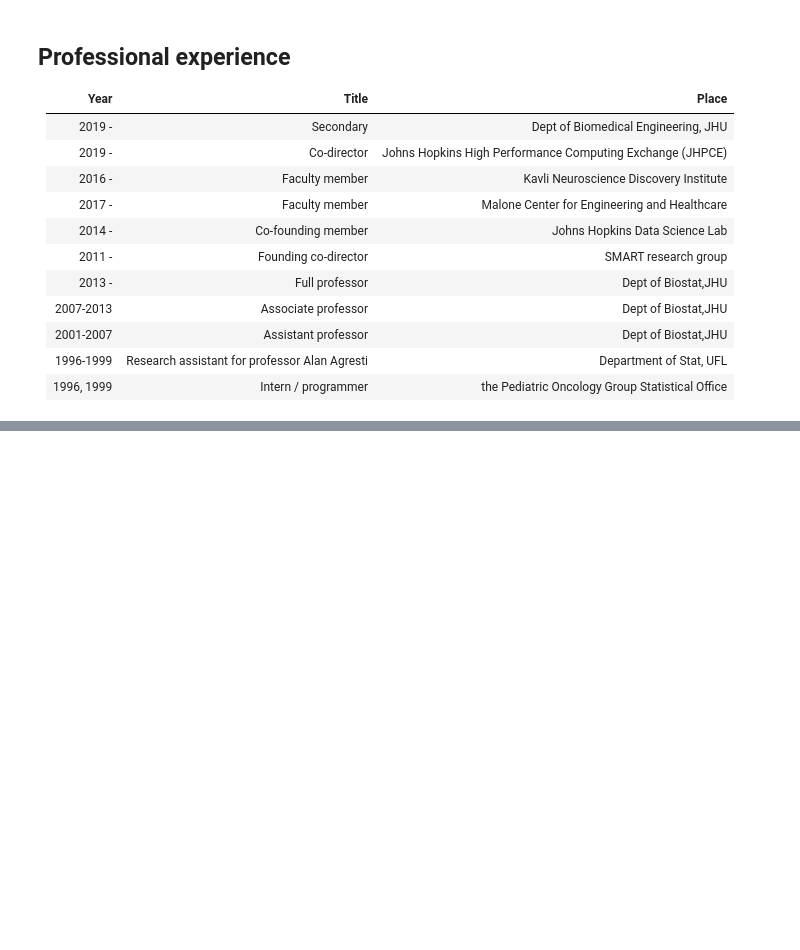
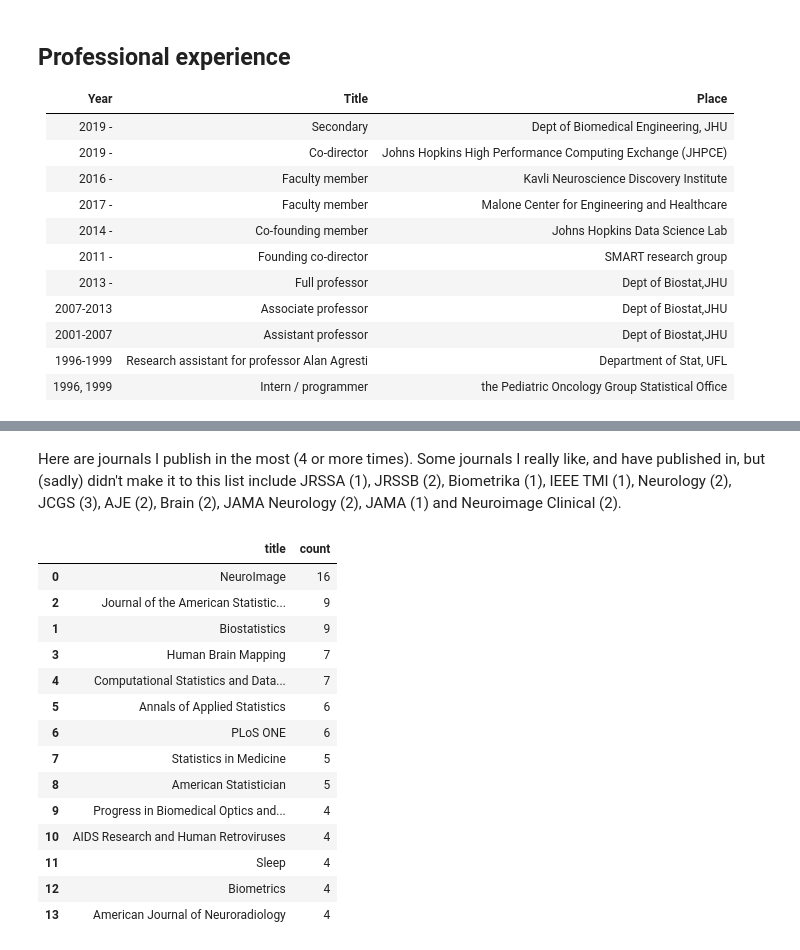
Before and after one commit to bcaffo/cv, a Jupyter notebook: cvJupyter.ipynb, the cells around one changed output, grey strips where cells are left out. Saved outputs shown, nothing was run; the diff lists cells and outputs as text; code cells hidden in the pictures; blank space fills up the shorter version.

```diff
--- a/cvJupyter.ipynb
+++ b/cvJupyter.ipynb
@@ -38,0 +82,23 @@ He graduated from the University of Florida Department of Statistics in 2001. He
+# %% [markdown]
+Here are journals I publish in the most (4 or more times). Some journals I really like, and have published in, but (sadly) didn't make it to this list include JRSSA (1), JRSSB (2), Biometrika (1), IEEE TMI (1), Neurology (2), JCGS (3), AJE (2), Brain (2), JAMA Neurology (2), JAMA (1) and Neuroimage Clinical (2).
+# %%
+temp = dat['Journal Title'].value_counts().reset_index()
+temp = temp.rename(columns = {"index" : "title", "Journal Title" : "count"}).sort_values("count", ascending =False)
+temp[temp['count'] > 3]
+#px.bar(temp[temp['count'] > 3], x = "title", y = "count")
+# %% [output]
+|  | title | count |
+| 0 | NeuroImage | 16 |
+| 2 | Journal of the American Statistic... | 9 |
+| 1 | Biostatistics | 9 |
+| 3 | Human Brain Mapping | 7 |
+| 4 | Computational Statistics and Data... | 7 |
+| 5 | Annals of Applied Statistics | 6 |
+| 6 | PLoS ONE | 6 |
+| 7 | Statistics in Medicine | 5 |
+| 8 | American Statistician | 5 |
+| 9 | Progress in Biomedical Optics and... | 4 |
+| 10 | AIDS Research and Human Retroviruses | 4 |
+| 11 | Sleep | 4 |
+| 12 | Biometrics | 4 |
+| 13 | American Journal of Neuroradiology | 4 |
```
Also changed, not shown: parts of 8 cells of this notebook, 3 other files.
